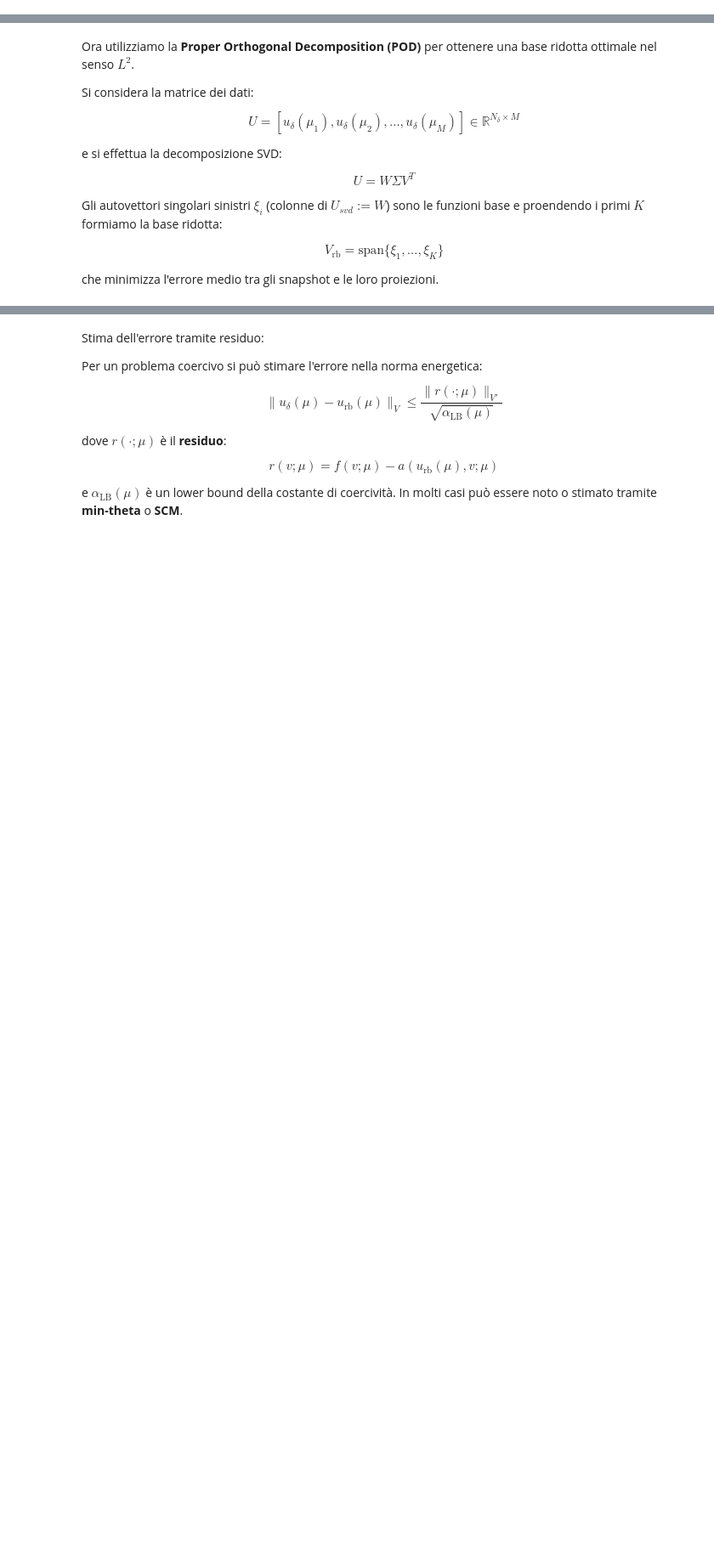
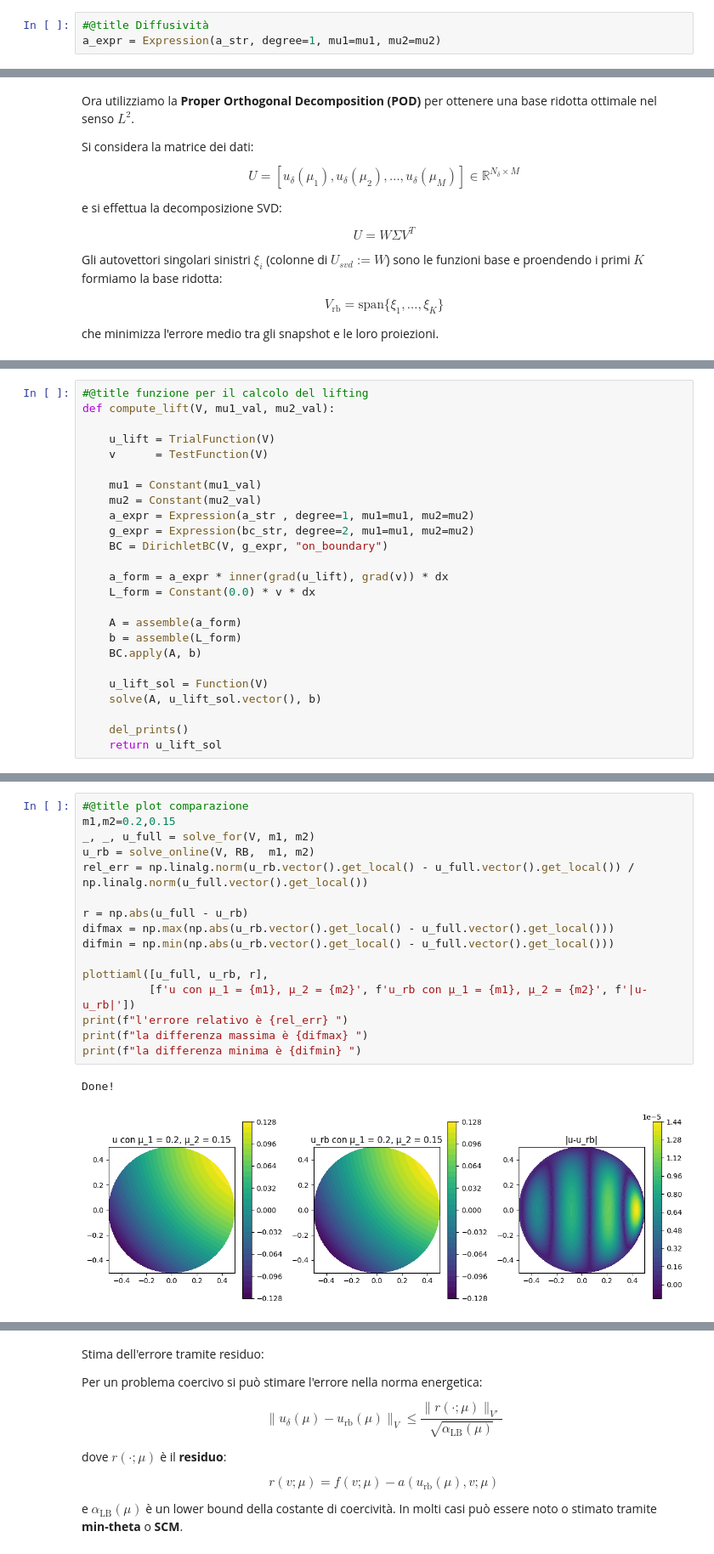
Before and after one commit to basilio-a-uni/ZEKROM, a Jupyter notebook: ZEKROM.ipynb, the cells around one changed output, grey strips where cells are left out. Shown at 85% size. Cells and saved outputs as stored; diff of their text form; blank space fills up the shorter version.

```diff
--- a/ZEKROM.ipynb
+++ b/ZEKROM.ipynb
@@ -180,4 +169,7 @@ mu1.assign(0.5)
 mu2.assign(0.15)
+# %%
+#@title Diffusività
+a_expr = Expression(a_str, degree=1, mu1=mu1, mu2=mu2)
 # %%
 #@title Boundary conditions
 # definiamo prima la nostra funzione g
@@ -608 +542,26 @@ Risolutore approssimativo
+# %%
+#@title funzione per il calcolo del lifting
+def compute_lift(V, mu1_val, mu2_val):
+
+    u_lift = TrialFunction(V)
+    v      = TestFunction(V)
+
+    mu1 = Constant(mu1_val)
+    mu2 = Constant(mu2_val)
+    a_expr = Expression(a_str , degree=1, mu1=mu1, mu2=mu2)
+    g_expr = Expression(bc_str, degree=2, mu1=mu1, mu2=mu2)
+    BC = DirichletBC(V, g_expr, "on_boundary")
+
+    a_form = a_expr * inner(grad(u_lift), grad(v)) * dx
+    L_form = Constant(0.0) * v * dx
+
+    A = assemble(a_form)
+    b = assemble(L_form)
+    BC.apply(A, b)
+
+    u_lift_sol = Function(V)
+    solve(A, u_lift_sol.vector(), b)
+
+    del_prints()
+    return u_lift_sol
 # %%
@@ -658,0 +615,19 @@ Done!
+# %%
+#@title plot comparazione
+m1,m2=0.2,0.15
+_, _, u_full = solve_for(V, m1, m2)
+u_rb = solve_online(V, RB,  m1, m2)
+rel_err = np.linalg.norm(u_rb.vector().get_local() - u_full.vector().get_local()) / np.linalg.norm(u_full.vector().get_local())
+
+r = np.abs(u_full - u_rb)
+difmax = np.max(np.abs(u_rb.vector().get_local() - u_full.vector().get_local()))
+difmin = np.min(np.abs(u_rb.vector().get_local() - u_full.vector().get_local()))
+
+plottiaml([u_full, u_rb, r],
+          [f'u con μ_1 = {m1}, μ_2 = {m2}', f'u_rb con μ_1 = {m1}, μ_2 = {m2}', f'|u-u_rb|'])
+print(f"l'errore relativo è {rel_err} ")
+print(f"la differenza massima è {difmax} ")
+print(f"la differenza minima è {difmin} ")
+# %% [output]
+Done!
+[figure, added]
```
Also changed, not shown: parts of 55 cells of this notebook, 1 other file.
